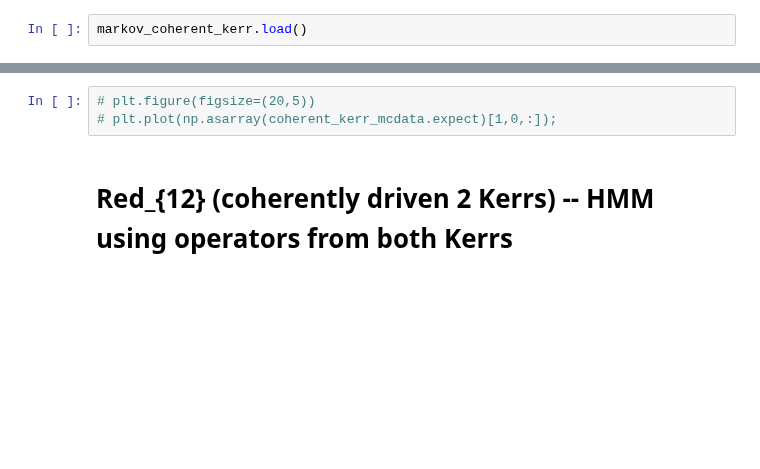
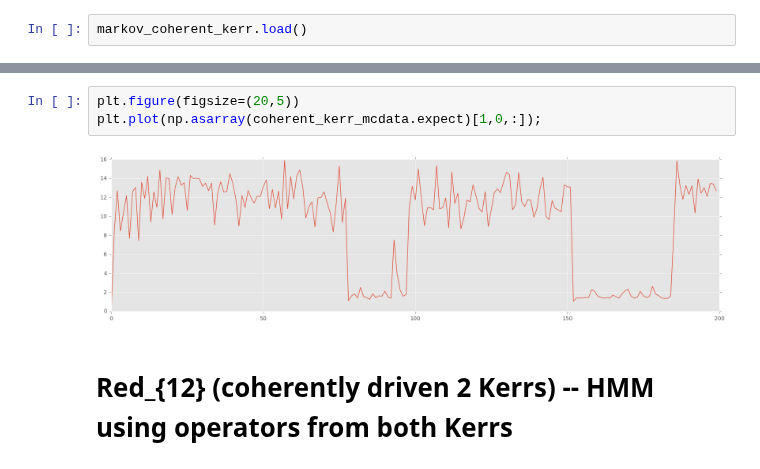
Before and after one commit to tabakg/diffusion_maps, a Jupyter notebook: hmm_on_kerrs.ipynb, the cells around one changed output, grey strips where cells are left out. Saved outputs shown, nothing was run; the diff lists cells and outputs as text; blank space fills up the shorter version.

```diff
--- a/hmm_on_kerrs.ipynb
+++ b/hmm_on_kerrs.ipynb
@@ -588,6 +564,8 @@ plt.plot(N);
 # %%
-# plt.figure(figsize=(20,5))
-# plt.plot(np.asarray(coherent_kerr_mcdata.expect)[1,0,:]);
+plt.figure(figsize=(20,5))
+plt.plot(np.asarray(coherent_kerr_mcdata.expect)[1,0,:]);
+# %% [output]
+[figure, added]
 # %% [markdown]
 # Red_{12} (coherently driven 2 Kerrs) -- HMM using operators from both Kerrs
 # %%
```
Also changed, not shown: parts of 28 cells of this notebook, 1 other file.
